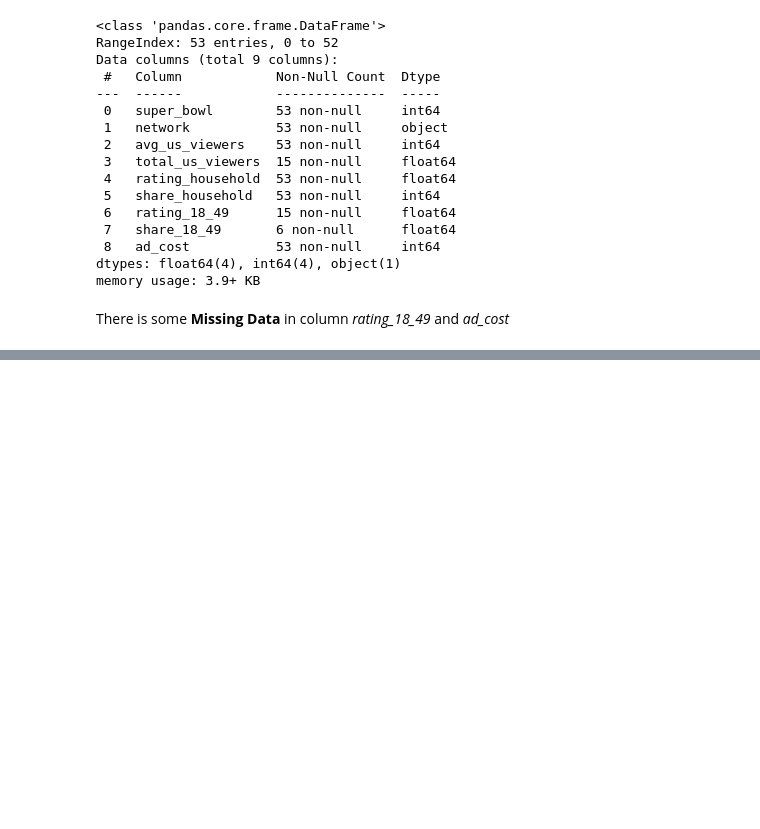
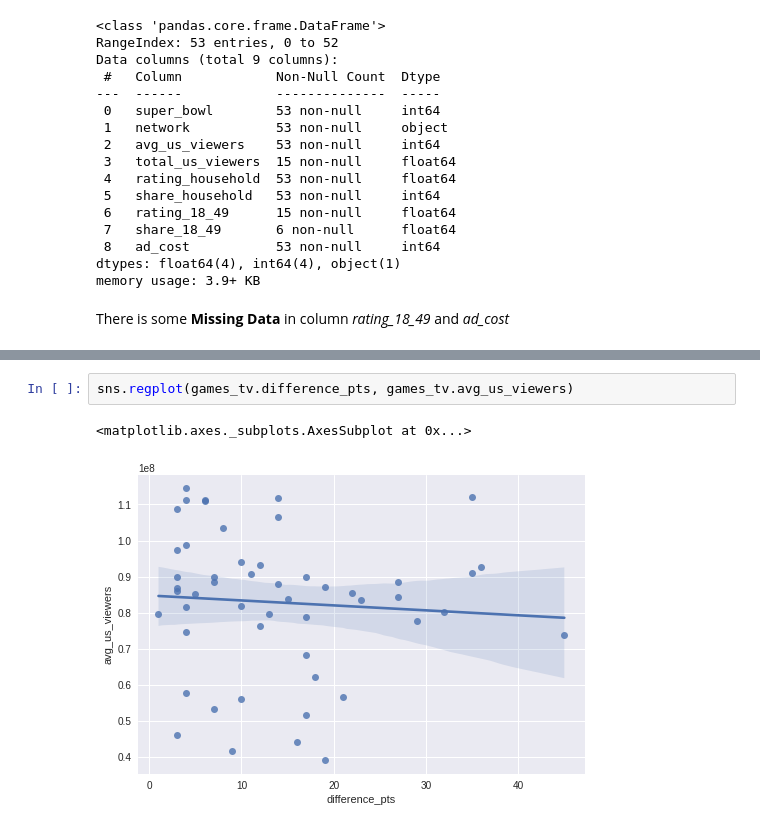
Before and after one commit to rzkyadhi/Analyzing-Super-Bowl-TV-and-Halftime-Musicians-Data, a Jupyter notebook: Analyzing_TV_Data,_Super_Bowls,_and_Halftime_Musicians.ipynb, the cells around one changed output, grey strips where cells are left out. Drawn from its saved outputs; the diff is of its cells as text; blank space fills up the shorter version.

```diff
--- a/Analyzing_TV_Data,_Super_Bowls,_and_Halftime_Musicians.ipynb
+++ b/Analyzing_TV_Data,_Super_Bowls,_and_Halftime_Musicians.ipynb
@@ -170,0 +176,5 @@ sns.regplot(games_tv.difference_pts, games_tv.share_household)
+# %%
+sns.regplot(games_tv.difference_pts, games_tv.avg_us_viewers)
+# %% [output]
+<matplotlib.axes._subplots.AxesSubplot at 0x...>
+[figure, added]
```
Also changed, not shown: parts of 14 cells of this notebook.
